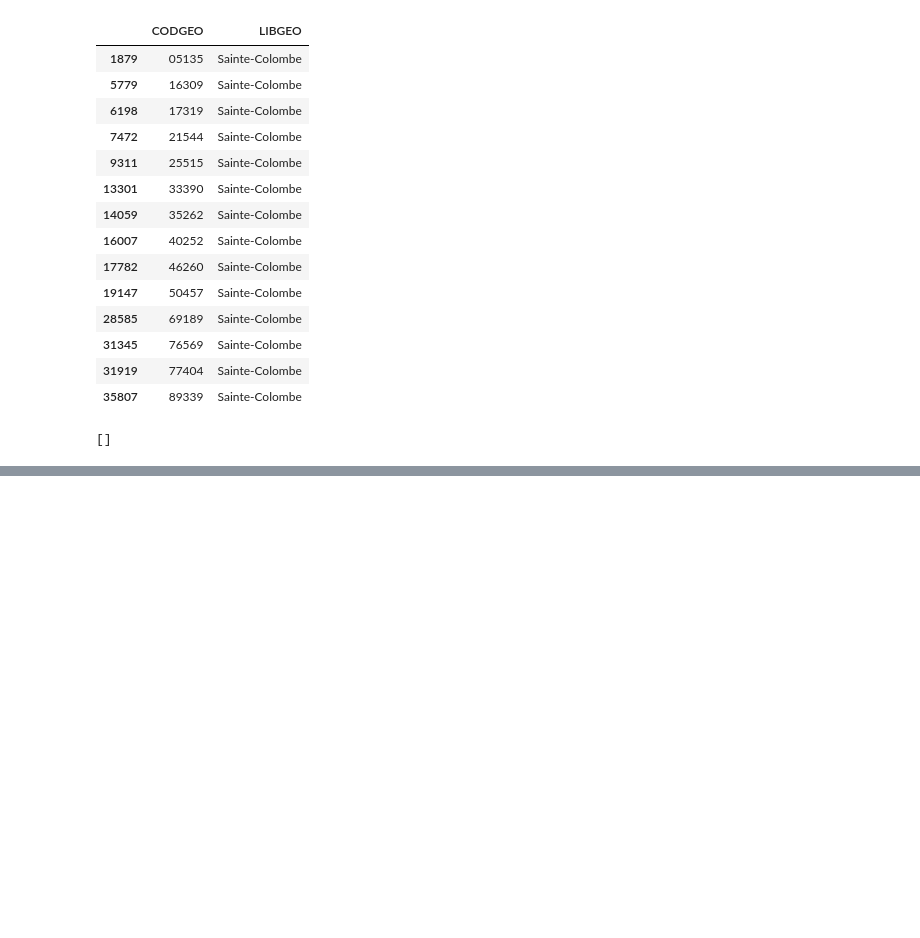
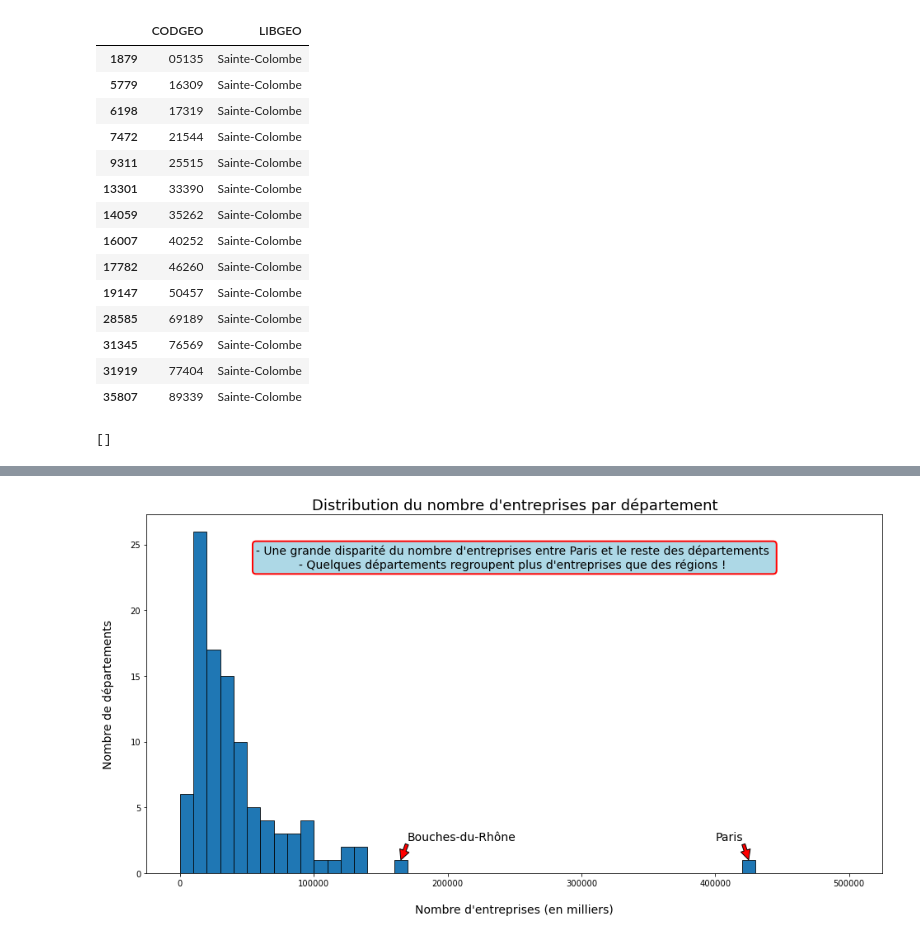
Before and after one commit to Mariehf64/fev23cda_french_industry, a Jupyter notebook: EDA - French Industry ETS.ipynb, the cells around one changed output, grey strips where cells are left out. Cells and saved outputs as stored; diff of their text form; code cells hidden in the pictures; blank space fills up the shorter version.

```diff
--- a/EDA - French Industry ETS.ipynb
+++ b/EDA - French Industry ETS.ipynb
@@ -300,0 +337,3 @@ reg.dtypes
+# %%
+dep_total_ets = ets.groupby('DEP', as_index=False).agg(Total_ets = ('E14TST', 'sum')).sort_values(by='Total_ets', ascending=False)
+dep_total_ets.head()
@@ -300,0 +347,15 @@ reg.dtypes
+# %%
+fig = plt.figure(figsize=(16,8))
+ax = plt.subplot(111)
+ax.hist(dep_total_ets.Total_ets, range=(0,500000), bins=50, edgecolor='black', linewidth=0.8)
+ax.set_ylabel('Nombre de départements', labelpad=20, fontsize=14)
+ax.set_xlabel('Nombre d\'entreprises (en milliers)', labelpad=20, fontsize=14)
+ax.set_title('Distribution du nombre d\'entreprises par département', fontsize=18)
+t = ax.annotate('Paris', xy=(425000, 1), xytext=(400000, 2.5), arrowprops={'facecolor': 'red'}), ax.annotate('Bouches-du-Rhône', xy=(165000, 1), xytext=(170000, 2.5), arrowprops={'facecolor': 'red'})
+t2 = ax.text(s='- Une grande disparité du nombre d\'entreprises entre Paris et le reste des départements \n- Quelques départements regroupent plus d\'entreprises que des régions ! ' , x=250000, y=24, ha="center", va="center", size=15, bbox=dict(boxstyle="round,pad=0.3",fc="lightblue", ec="red", lw=2))
+plt.setp(t, fontsize=14)
+plt.setp(t2, fontsize=14)
+ax.grid(visible=False)
+plt.show()
+# %% [output]
+[figure, added]
```
Also changed, not shown: parts of 12 cells of this notebook.
